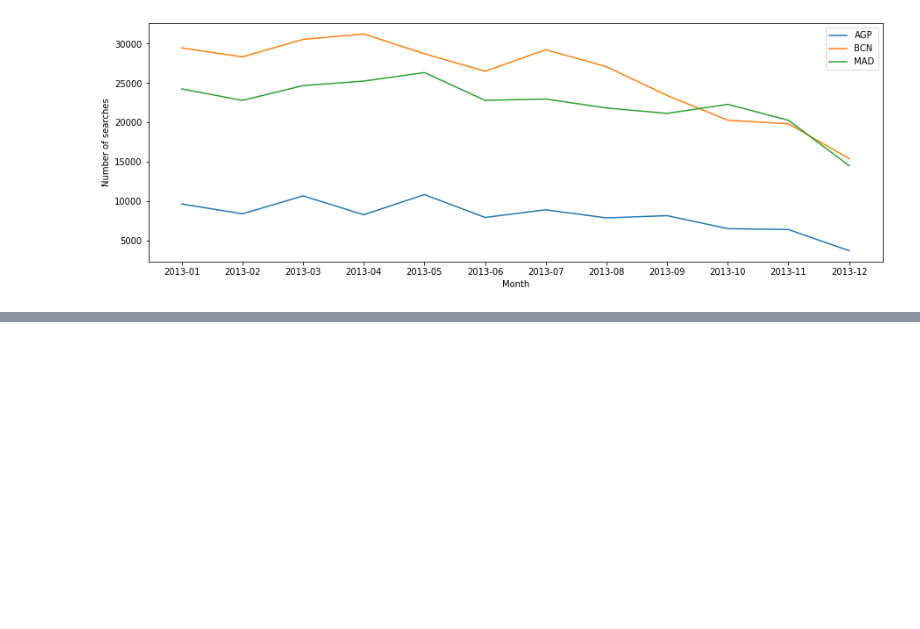
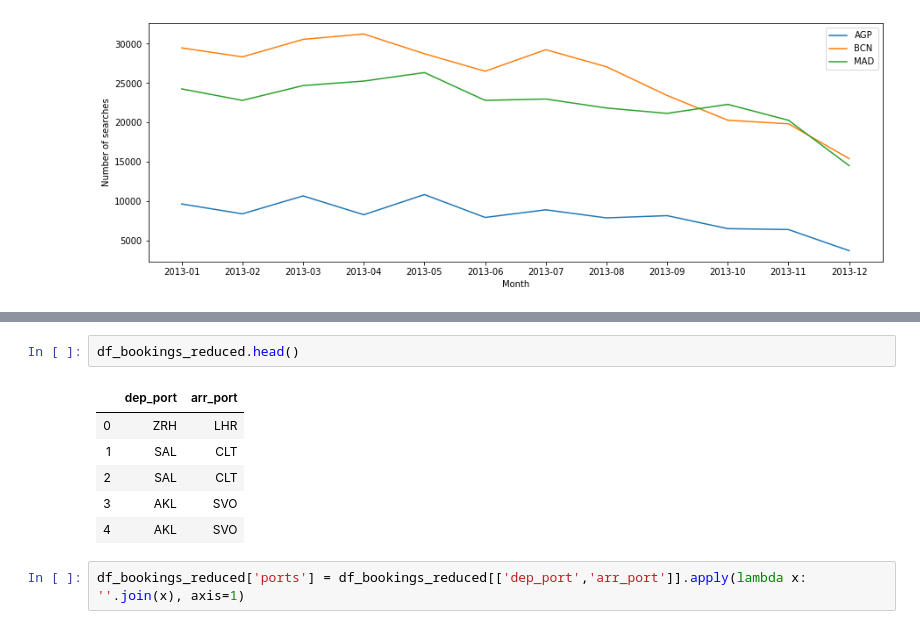
Before and after one commit to daniel-isidro/amadeus_challenge, a Jupyter notebook: amadeus_challenge.ipynb, the cells around one changed output, grey strips where cells are left out. Saved outputs shown, nothing was run; the diff lists cells and outputs as text; blank space fills up the shorter version.

```diff
--- a/amadeus_challenge.ipynb
+++ b/amadeus_challenge.ipynb
@@ -653,0 +670,11 @@ plt.legend(loc='upper right');
+# %%
+df_bookings_reduced.head()
+# %% [output]
+|  | dep_port | arr_port |
+| 0 | ZRH | LHR |
+| 1 | SAL | CLT |
+| 2 | SAL | CLT |
+| 3 | AKL | SVO |
+| 4 | AKL | SVO |
+# %%
+df_bookings_reduced['ports'] = df_bookings_reduced[['dep_port','arr_port']].apply(lambda x: ''.join(x), axis=1)
```
Also changed, not shown: parts of 11 cells of this notebook.
